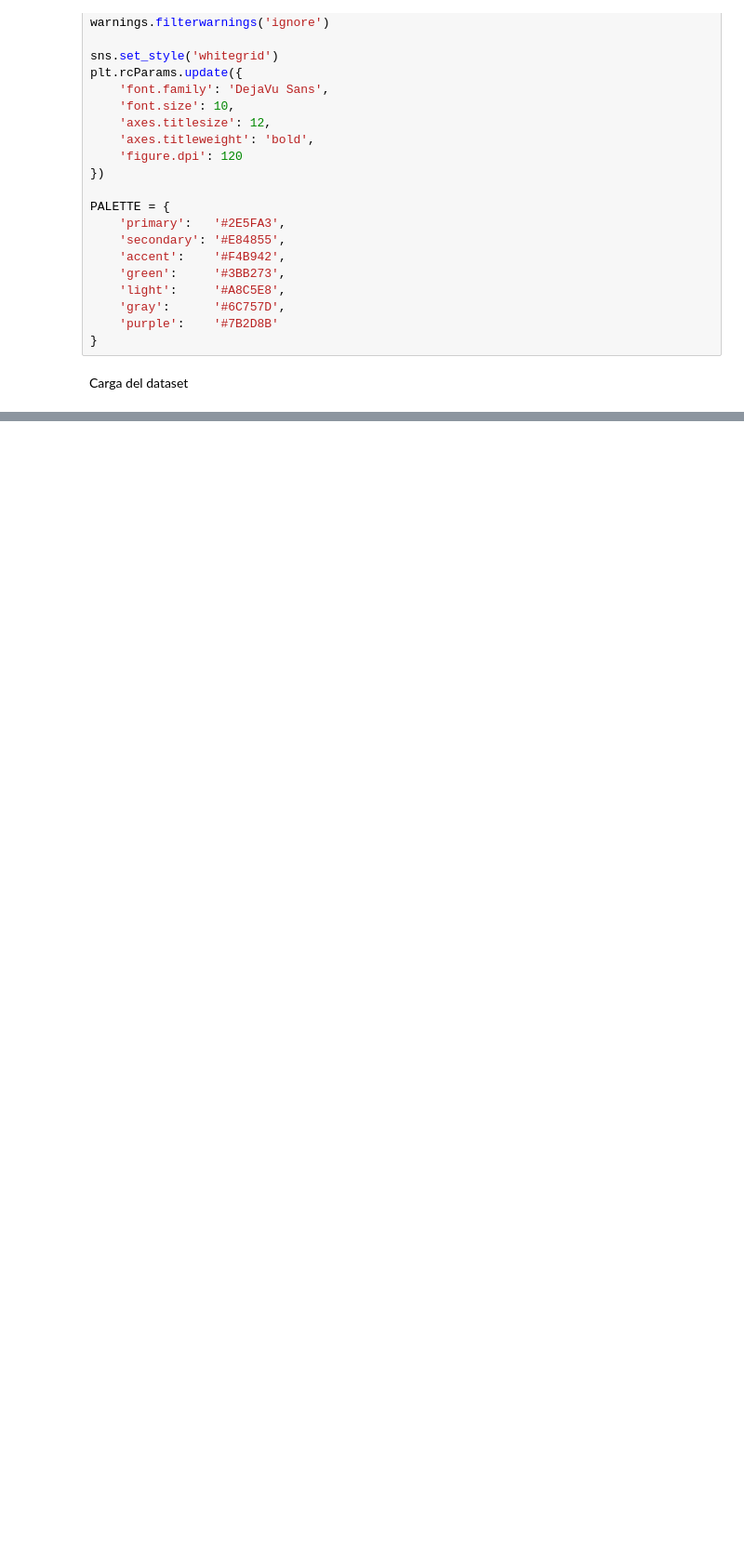
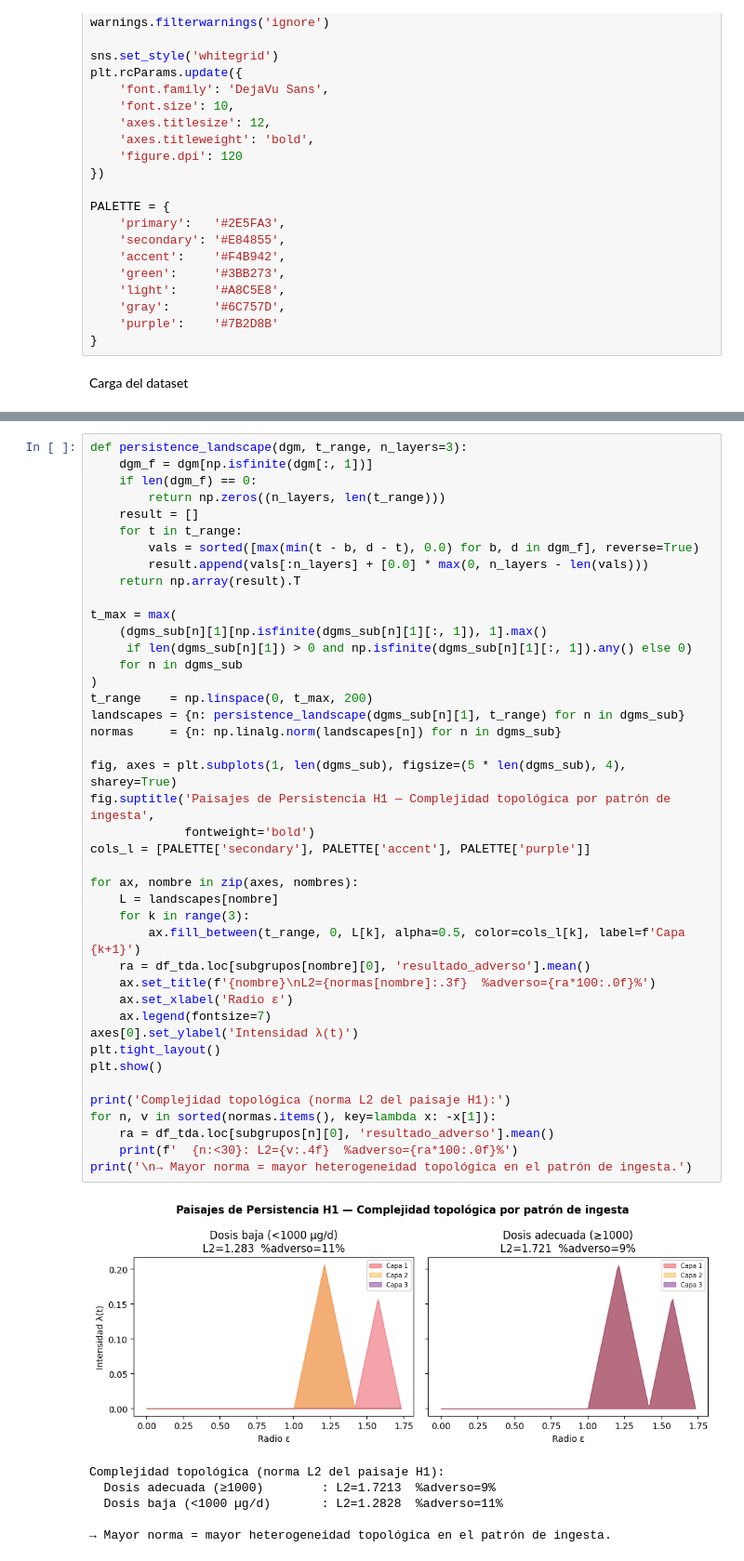
Before and after one commit to brbrbre/Reto-Topologia, a Jupyter notebook: Homología Persistente/HomologiaPersistente.ipynb, the cells around one changed output, grey strips where cells are left out. Shown at 93% size. Saved outputs shown, nothing was run; the diff lists cells and outputs as text; blank space fills up the shorter version.

```diff
--- a/Homología Persistente/HomologiaPersistente.ipynb
+++ b/Homología Persistente/HomologiaPersistente.ipynb
@@ -98,0 +372,49 @@ FileNotFoundError: [Errno 2] No such file or directory: 'Data/Ingesta_AF_clean.c
+# %%
+def persistence_landscape(dgm, t_range, n_layers=3):
+    dgm_f = dgm[np.isfinite(dgm[:, 1])]
+    if len(dgm_f) == 0:
+        return np.zeros((n_layers, len(t_range)))
+    result = []
+    for t in t_range:
+        vals = sorted([max(min(t - b, d - t), 0.0) for b, d in dgm_f], reverse=True)
+        result.append(vals[:n_layers] + [0.0] * max(0, n_layers - len(vals)))
+    return np.array(result).T
+
+t_max = max(
+    (dgms_sub[n][1][np.isfinite(dgms_sub[n][1][:, 1]), 1].max()
+     if len(dgms_sub[n][1]) > 0 and np.isfinite(dgms_sub[n][1][:, 1]).any() else 0)
+    for n in dgms_sub
+)
+t_range    = np.linspace(0, t_max, 200)
+landscapes = {n: persistence_landscape(dgms_sub[n][1], t_range) for n in dgms_sub}
+normas     = {n: np.linalg.norm(landscapes[n]) for n in dgms_sub}
+
+fig, axes = plt.subplots(1, len(dgms_sub), figsize=(5 * len(dgms_sub), 4), sharey=True)
+fig.suptitle('Paisajes de Persistencia H1 — Complejidad topológica por patrón de ingesta',
+             fontweight='bold')
+cols_l = [PALETTE['secondary'], PALETTE['accent'], PALETTE['purple']]
+
+for ax, nombre in zip(axes, nombres):
+    L = landscapes[nombre]
+    for k in range(3):
+        ax.fill_between(t_range, 0, L[k], alpha=0.5, color=cols_l[k], label=f'Capa {k+1}')
+    ra = df_tda.loc[subgrupos[nombre][0], 'resultado_adverso'].mean()
+    ax.set_title(f'{nombre}\nL2={normas[nombre]:.3f}  %adverso={ra*100:.0f}%')
+    ax.set_xlabel('Radio ε')
+    ax.legend(fontsize=7)
+axes[0].set_ylabel('Intensidad λ(t)')
+plt.tight_layout()
+plt.show()
+
+print('Complejidad topológica (norma L2 del paisaje H1):')
+for n, v in sorted(normas.items(), key=lambda x: -x[1]):
+    ra = df_tda.loc[subgrupos[n][0], 'resultado_adverso'].mean()
+    print(f'  {n:<30}: L2={v:.4f}  %adverso={ra*100:.0f}%')
+print('\n→ Mayor norma = mayor heterogeneidad topológica en el patrón de ingesta.')
+# %% [output]
+[figure, added]
+Complejidad topológica (norma L2 del paisaje H1):
+  Dosis adecuada (≥1000)        : L2=1.7213  %adverso=9%
+  Dosis baja (<1000 µg/d)       : L2=1.2828  %adverso=11%
+
+→ Mayor norma = mayor heterogeneidad topológica en el patrón de ingesta.
```
Also changed, not shown: parts of 25 cells of this notebook, 1 other file.
